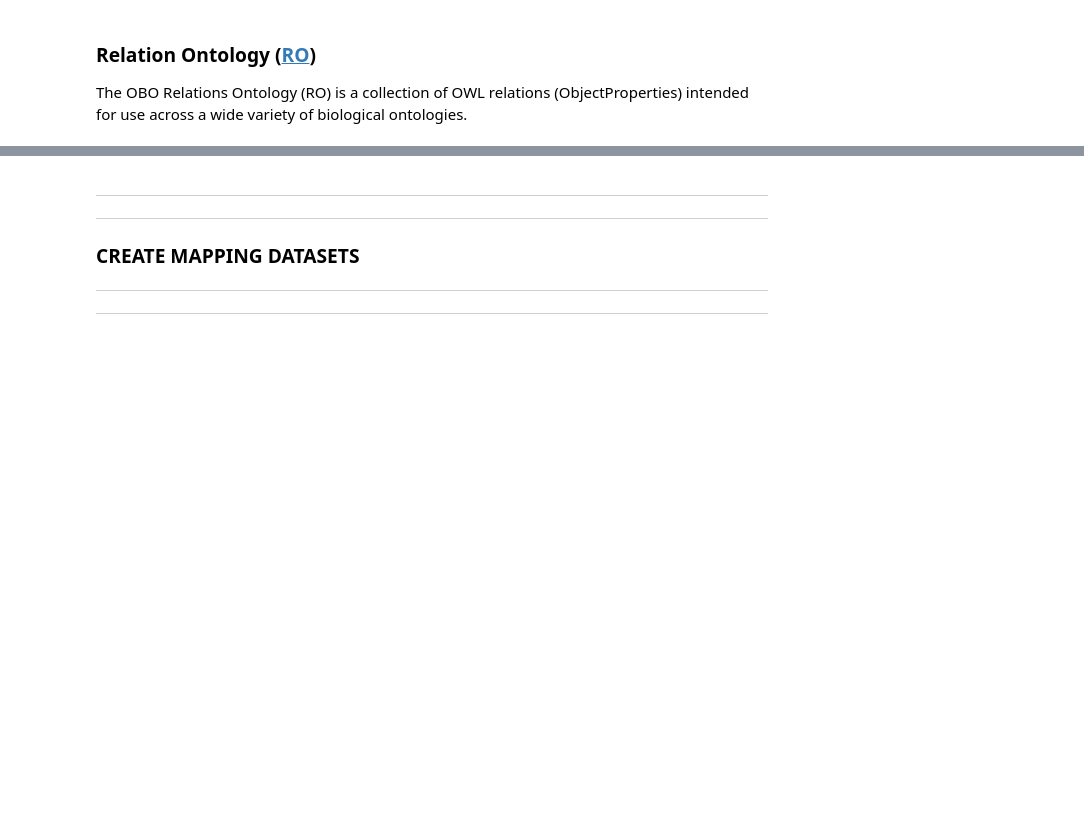
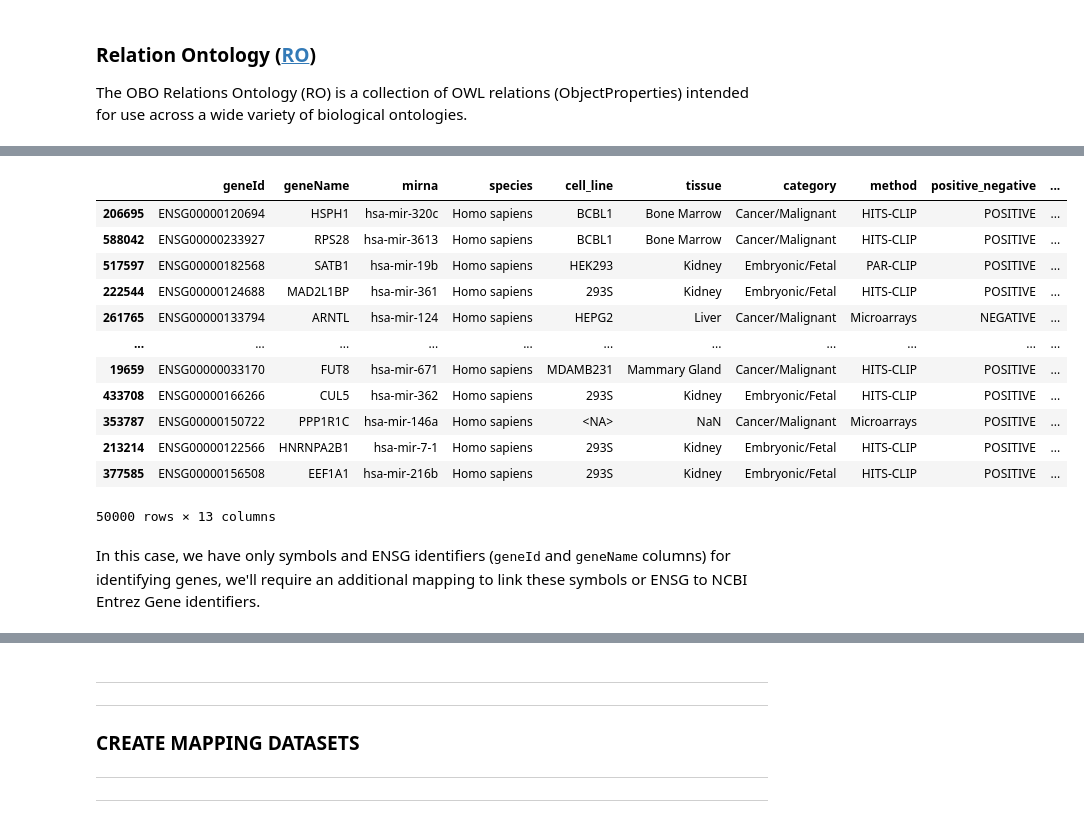
Before and after one commit to emanuelecavalleri/testRNA-KG, a Jupyter notebook: notebooks/RNA-KG_Preparation.ipynb, the cells around one changed output, grey strips where cells are left out. Drawn from its saved outputs; the diff is of its cells as text; code cells hidden in the pictures; blank space fills up the shorter version.

```diff
--- a/notebooks/RNA-KG_Preparation.ipynb
+++ b/notebooks/RNA-KG_Preparation.ipynb
@@ -181,0 +268,35 @@ if not os.path.exists(ontology_data_location + 'ncro_with_imports.owl'):
+# %%
+# For the time being, we keep only Homo sapiens rows
+data = data[data['species'].str.contains("Homo sapiens")]
+
+# Moreover, we keep only 50k (random) rows to reduce input size
+data = data.sample(n=50000)
+
+# This simplified KG ignores if a transcript is "3p" or "5p", so we store this information as additional column
+data['p'] = data[data['mirna'].str.contains("p")]['mirna']
+data["p"] = data["p"].str[-2:]
+data['mirna'] = data['mirna'].str.replace(r'-[35]p$', '', regex=True)
+data['mirna'] = data['mirna'].str.lower()
+
+# If you're interested in understanding why Homo sapiens has -3p and -5p miRNAs:
+# https://pubmed.ncbi.nlm.nih.gov/12592000/
+# Putting aside the -(3/5)p information, we are essentially dealing with non-mature (aka hairpin) miRNA:
+# https://www.ncbi.nlm.nih.gov/pmc/articles/PMC3616697/
+
+data
+# %% [output]
+|  | geneId | geneName | mirna | species | cell_line | tissue | category | method | positive_negative | ... |
+| 206695 | ENSG00000120694 | HSPH1 | hsa-mir-320c | Homo sapiens | BCBL1 | Bone Marrow | Cancer/Malignant | HITS-CLIP | POSITIVE | ... |
+| 588042 | ENSG00000233927 | RPS28 | hsa-mir-3613 | Homo sapiens | BCBL1 | Bone Marrow | Cancer/Malignant | HITS-CLIP | POSITIVE | ... |
+| 517597 | ENSG00000182568 | SATB1 | hsa-mir-19b | Homo sapiens | HEK293 | Kidney | Embryonic/Fetal | PAR-CLIP | POSITIVE | ... |
+| 222544 | ENSG00000124688 | MAD2L1BP | hsa-mir-361 | Homo sapiens | 293S | Kidney | Embryonic/Fetal | HITS-CLIP | POSITIVE | ... |
+| 261765 | ENSG00000133794 | ARNTL | hsa-mir-124 | Homo sapiens | HEPG2 | Liver | Cancer/Malignant | Microarrays | NEGATIVE | ... |
+| ... | ... | ... | ... | ... | ... | ... | ... | ... | ... | ... |
+| 19659 | ENSG00000033170 | FUT8 | hsa-mir-671 | Homo sapiens | MDAMB231 | Mammary Gland | Cancer/Malignant | HITS-CLIP | POSITIVE | ... |
+| 433708 | ENSG00000166266 | CUL5 | hsa-mir-362 | Homo sapiens | 293S | Kidney | Embryonic/Fetal | HITS-CLIP | POSITIVE | ... |
+| 353787 | ENSG00000150722 | PPP1R1C | hsa-mir-146a | Homo sapiens | <NA> | NaN | Cancer/Malignant | Microarrays | POSITIVE | ... |
+| 213214 | ENSG00000122566 | HNRNPA2B1 | hsa-mir-7-1 | Homo sapiens | 293S | Kidney | Embryonic/Fetal | HITS-CLIP | POSITIVE | ... |
+| 377585 | ENSG00000156508 | EEF1A1 | hsa-mir-216b | Homo sapiens | 293S | Kidney | Embryonic/Fetal | HITS-CLIP | POSITIVE | ... |
+50000 rows × 13 columns
+# %% [markdown]
+In this case, we have only symbols and ENSG identifiers (<tt>geneId</tt> and <tt>geneName</tt> columns) for identifying genes, we'll require an additional mapping to link these symbols or ENSG to NCBI Entrez Gene identifiers.
```
Also changed, not shown: parts of 58 cells of this notebook.
